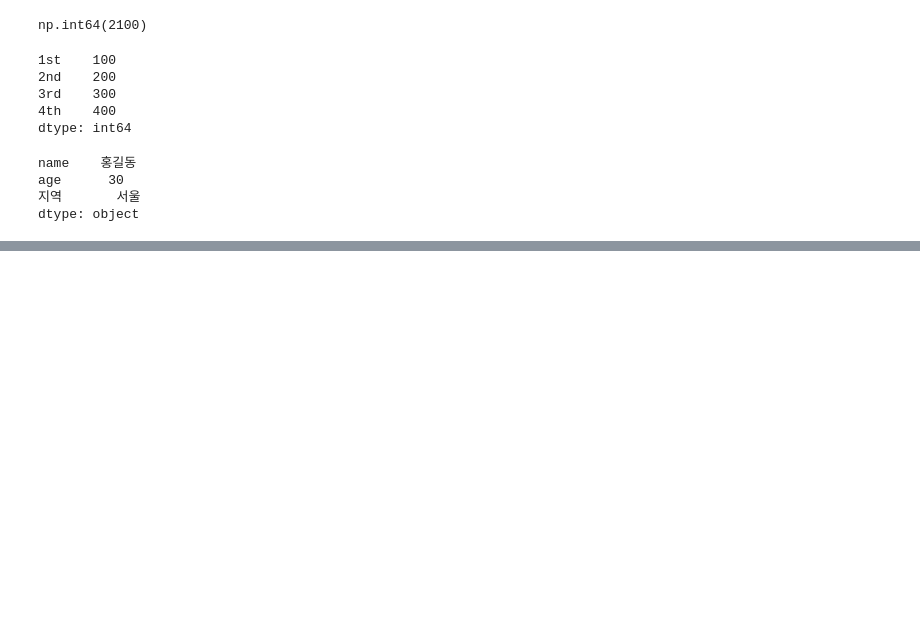
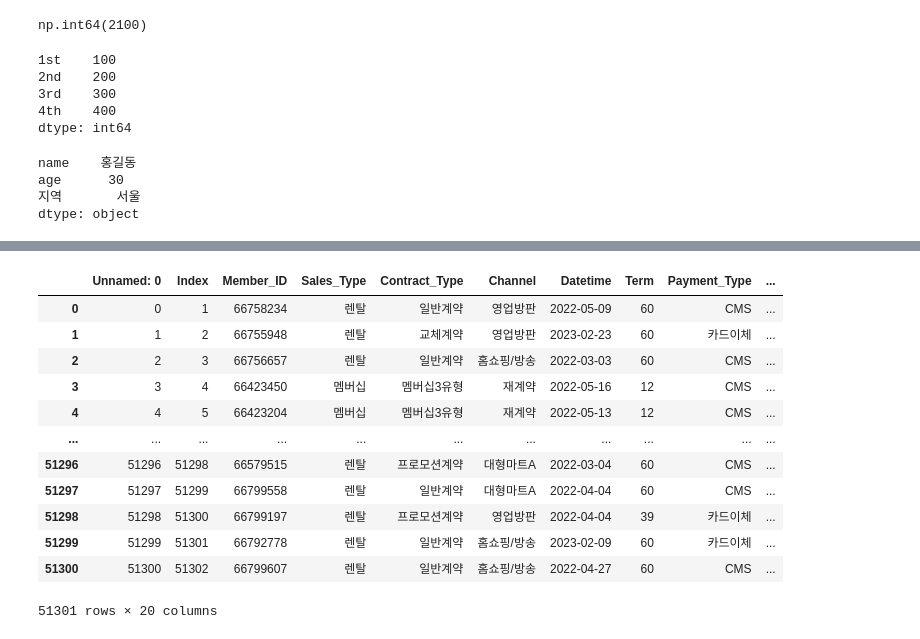
Before and after one commit to SIDED00R/hanaro_data, a Jupyter notebook: day4.ipynb, the cells around one changed output, grey strips where cells are left out. Cells and saved outputs as stored; diff of their text form; code cells hidden in the pictures; blank space fills up the shorter version.

```diff
--- a/day4.ipynb
+++ b/day4.ipynb
@@ -139,0 +180,18 @@ dtype: object
+# %%
+# 데이터 불러오기
+df1 = pd.read_csv('data/01_Data.csv')
+df1
+# %% [output]
+|  | Unnamed: 0 | Index | Member_ID | Sales_Type | Contract_Type | Channel | Datetime | Term | Payment_Type | ... |
+| 0 | 0 | 1 | 66758234 | 렌탈 | 일반계약 | 영업방판 | 2022-05-09 | 60 | CMS | ... |
+| 1 | 1 | 2 | 66755948 | 렌탈 | 교체계약 | 영업방판 | 2023-02-23 | 60 | 카드이체 | ... |
+| 2 | 2 | 3 | 66756657 | 렌탈 | 일반계약 | 홈쇼핑/방송 | 2022-03-03 | 60 | CMS | ... |
+| 3 | 3 | 4 | 66423450 | 멤버십 | 멤버십3유형 | 재계약 | 2022-05-16 | 12 | CMS | ... |
+| 4 | 4 | 5 | 66423204 | 멤버십 | 멤버십3유형 | 재계약 | 2022-05-13 | 12 | CMS | ... |
+| ... | ... | ... | ... | ... | ... | ... | ... | ... | ... | ... |
+| 51296 | 51296 | 51298 | 66579515 | 렌탈 | 프로모션계약 | 대형마트A | 2022-03-04 | 60 | CMS | ... |
+| 51297 | 51297 | 51299 | 66799558 | 렌탈 | 일반계약 | 대형마트A | 2022-04-04 | 60 | CMS | ... |
+| 51298 | 51298 | 51300 | 66799197 | 렌탈 | 프로모션계약 | 영업방판 | 2022-04-04 | 39 | 카드이체 | ... |
+| 51299 | 51299 | 51301 | 66792778 | 렌탈 | 일반계약 | 홈쇼핑/방송 | 2023-02-09 | 60 | 카드이체 | ... |
+| 51300 | 51300 | 51302 | 66799607 | 렌탈 | 일반계약 | 홈쇼핑/방송 | 2022-04-27 | 60 | CMS | ... |
+51301 rows × 20 columns
```
Also changed, not shown: parts of 43 cells of this notebook.
